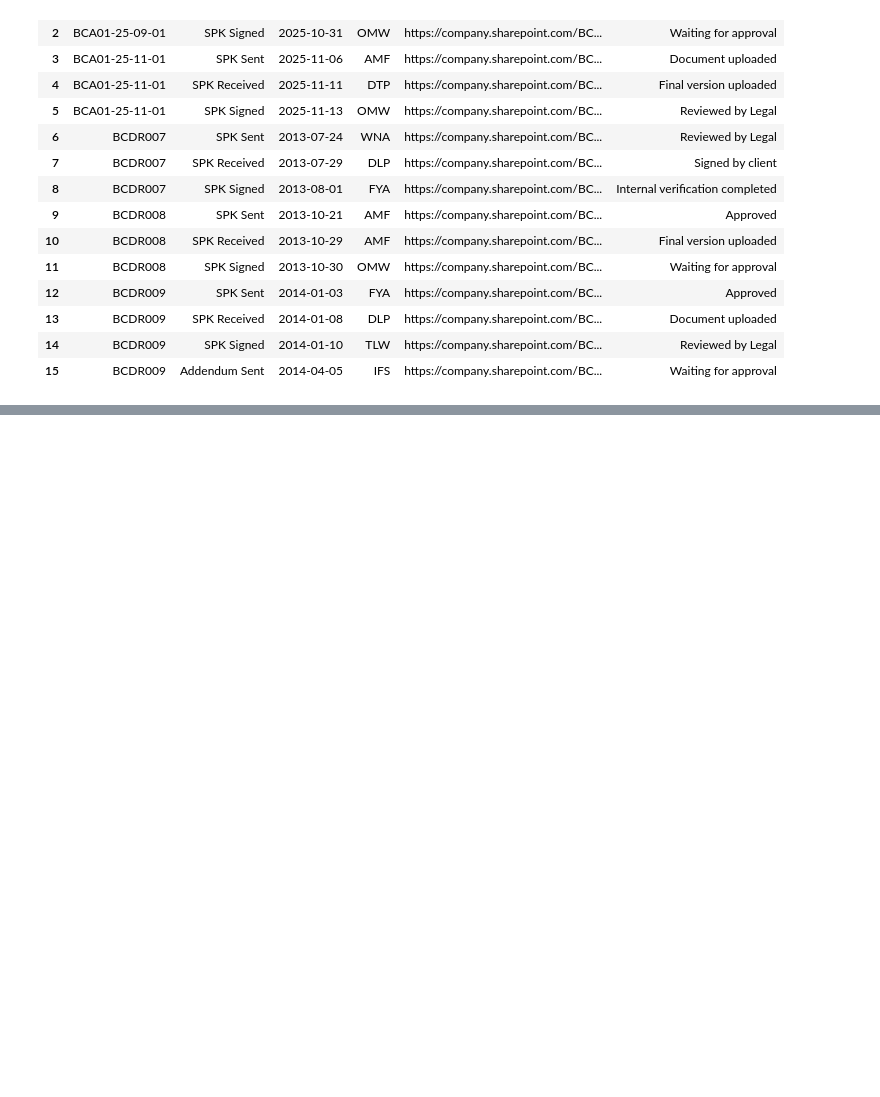
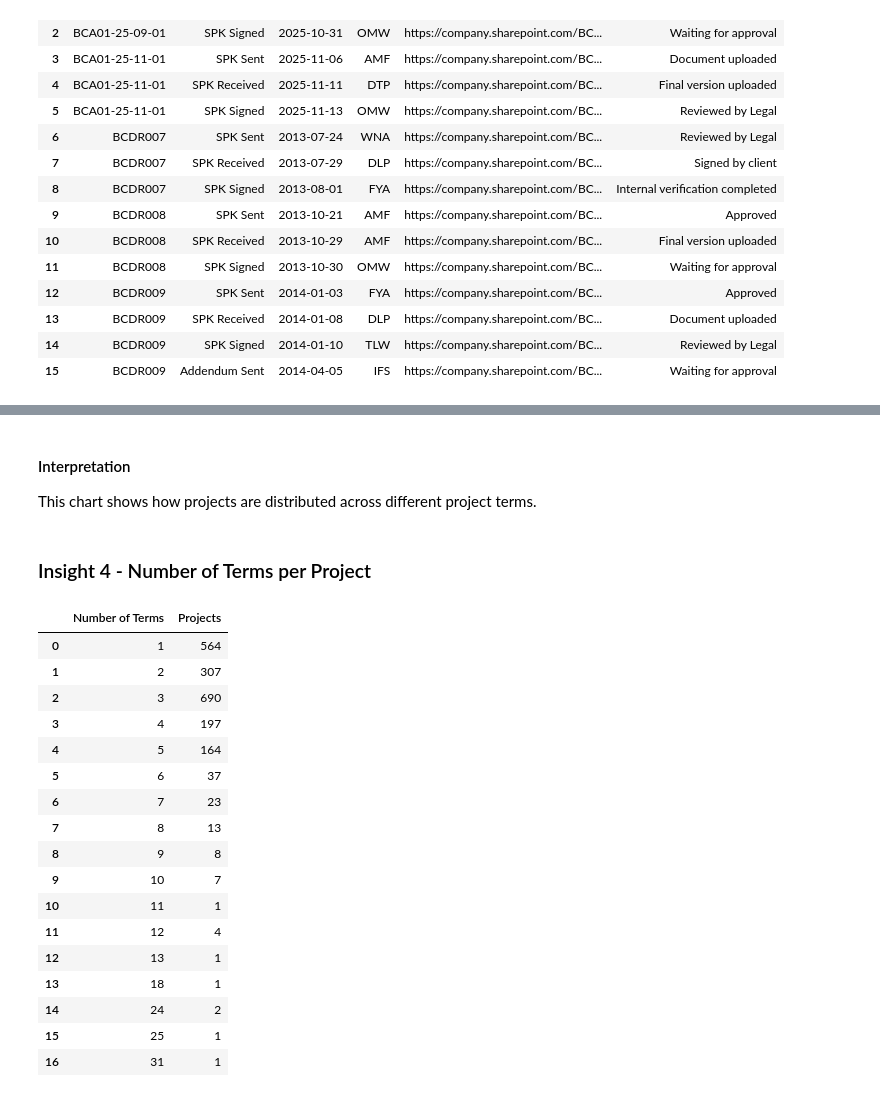
Before and after one commit to achattra/intern-vp-2026, a Jupyter notebook: Analysis.ipynb, the cells around one changed output, grey strips where cells are left out. Drawn from its saved outputs; the diff is of its cells as text; code cells hidden in the pictures; blank space fills up the shorter version.

```diff
--- a/Analysis.ipynb
+++ b/Analysis.ipynb
@@ -588,0 +1170,24 @@ NameError: name 'legal_activity' is not defined
+# %%
+baseline = baseline.sort_values(
+    ["Job Code", "Term"]
+)
+
+baseline["Days to Next Term"] = (
+    baseline
+    .groupby("Job Code")["Baseline Date"]
+    .diff()
+    .dt.days
+)
+
+duration = (
+    baseline
+    .dropna(subset=["Days to Next Term"])
+    .groupby("Term")["Days to Next Term"]
+    .mean()
+    .reset_index()
+)
+
+duration.columns = [
+    "Term",
+    "Average Days"
+]
@@ -588,0 +1204,41 @@ NameError: name 'legal_activity' is not defined
+# %% [markdown]
+#### Interpretation
+
+This chart shows how projects are distributed across different project terms.
+# %% [markdown]
+### Insight 4 - Number of Terms per Project
+# %%
+terms_project = (
+    baseline
+    .groupby("Job Code")["Term"]
+    .count()
+    .value_counts()
+    .sort_index()
+    .reset_index()
+)
+
+terms_project.columns = [
+    "Number of Terms",
+    "Projects"
+]
+
+terms_project
+# %% [output]
+|  | Number of Terms | Projects |
+| 0 | 1 | 564 |
+| 1 | 2 | 307 |
+| 2 | 3 | 690 |
+| 3 | 4 | 197 |
+| 4 | 5 | 164 |
+| 5 | 6 | 37 |
+| 6 | 7 | 23 |
+| 7 | 8 | 13 |
+| 8 | 9 | 8 |
+| 9 | 10 | 7 |
+| 10 | 11 | 1 |
+| 11 | 12 | 4 |
+| 12 | 13 | 1 |
+| 13 | 18 | 1 |
+| 14 | 24 | 2 |
+| 15 | 25 | 1 |
+| 16 | 31 | 1 |
```
Also changed, not shown: parts of 62 cells of this notebook.
